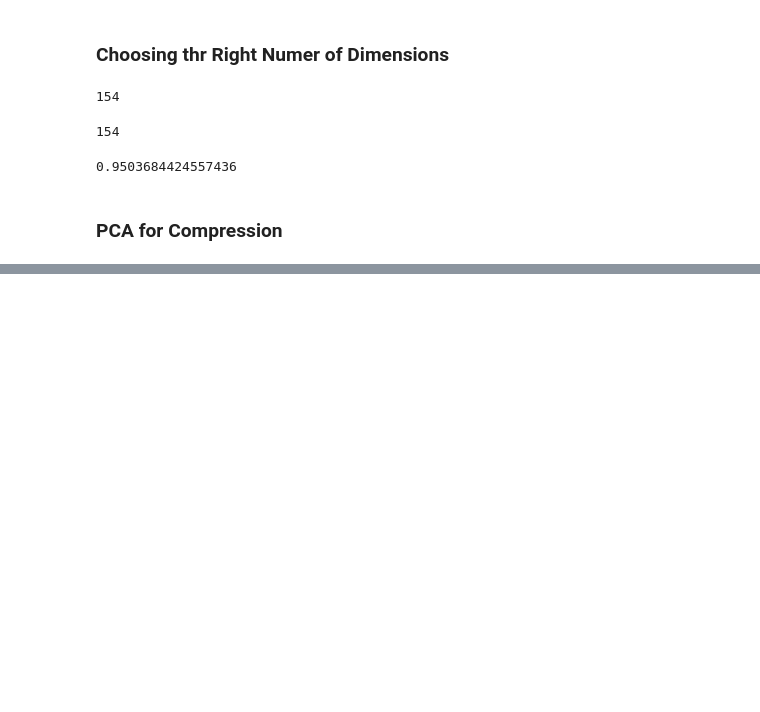
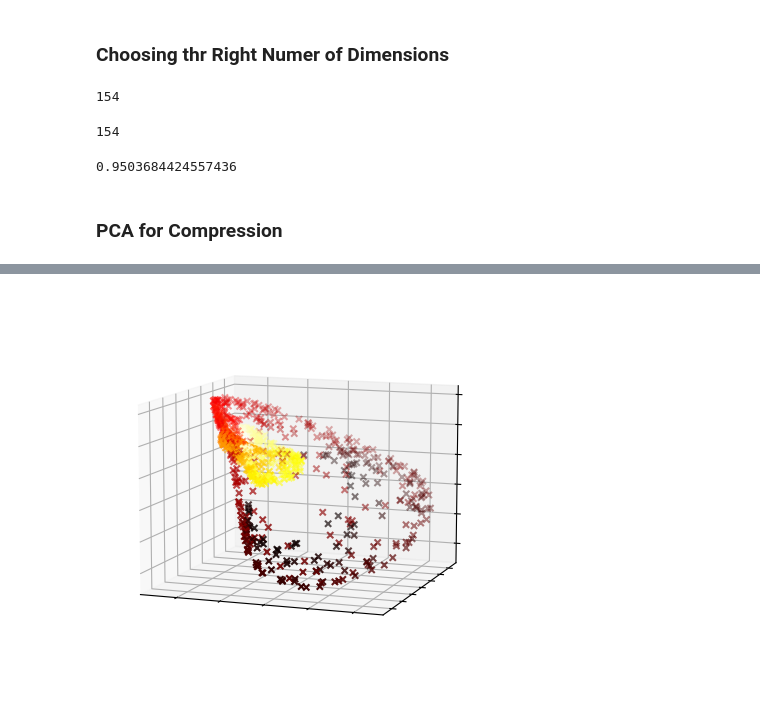
Before and after one commit to joakor89/Hands-on-Machine-Learning, a Jupyter notebook: Chapter 8 - Dimensionality Reduction.ipynb, the cells around one changed output, grey strips where cells are left out. Cells and saved outputs as stored; diff of their text form; code cells hidden in the pictures; blank space fills up the shorter version.

```diff
--- a/Chapter 8 - Dimensionality Reduction.ipynb
+++ b/Chapter 8 - Dimensionality Reduction.ipynb
@@ -100,0 +209,18 @@ np.sum(pca.explained_variance_ratio_)
+# %%
+plt.figure(figsize=(6, 5))
+
+X_inverse = rbf_pca.inverse_transform(X_reduced_rbf)
+
+ax = plt.subplot(111, projection='3d')
+ax.view_init(10, -70)
+ax.scatter(X_inverse[:, 0], X_inverse[:, 1], X_inverse[:, 2], c=t, cmap=plt.cm.hot, marker="x")
+ax.set_xlabel("")
+ax.set_ylabel("")
+ax.set_zlabel("")
+ax.set_xticklabels([])
+ax.set_yticklabels([])
+ax.set_zticklabels([])
+
+plt.show()
+# %% [output]
+[figure, added]
```
Also changed, not shown: parts of 22 cells of this notebook, 1 other file.
